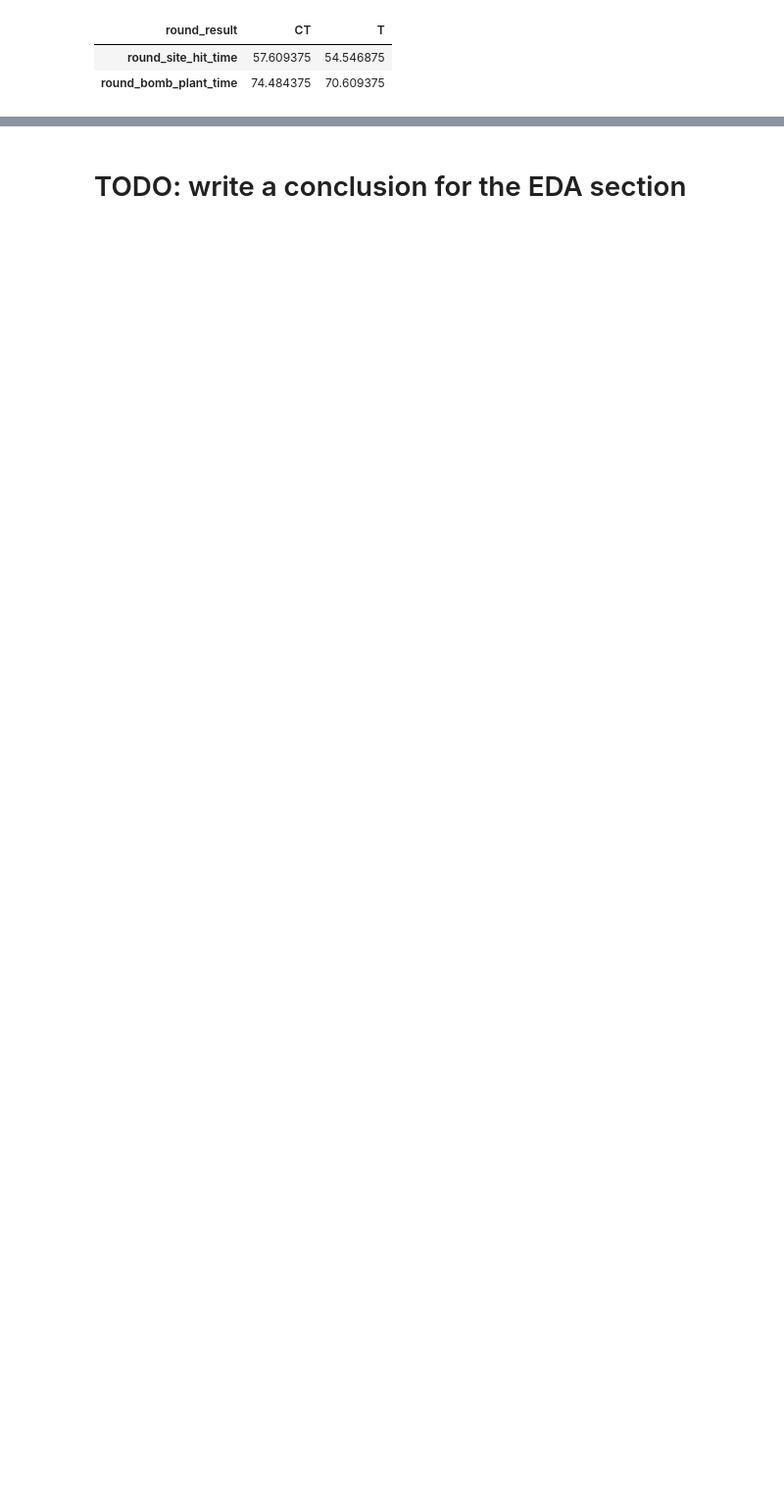
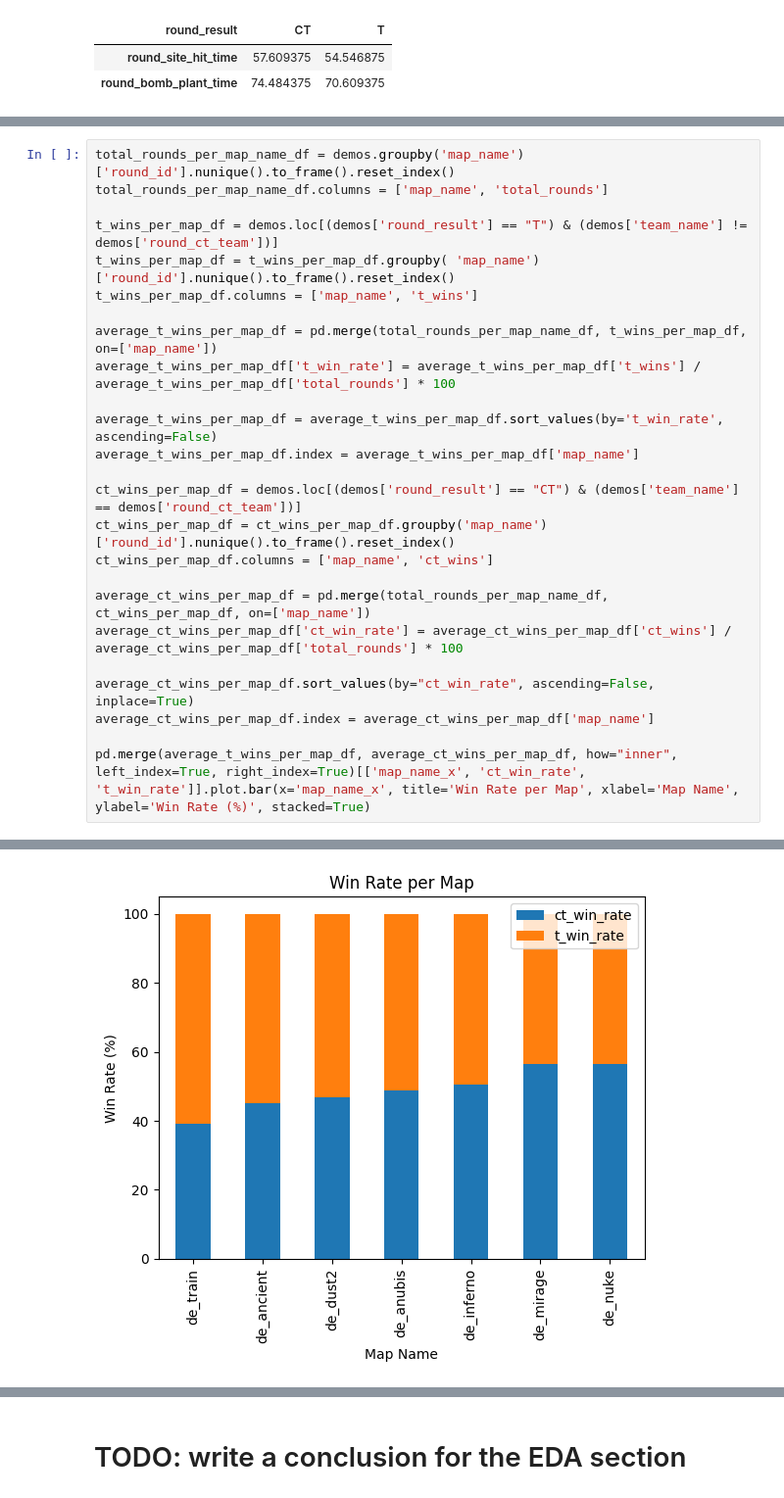
Before and after one commit to iwillreku3206/CSMODEL-MP, a Jupyter notebook: Sean_EDA_v2.ipynb, the cells around one changed output, grey strips where cells are left out. Shown at 98% size. Cells and saved outputs as stored; diff of their text form; blank space fills up the shorter version.

```diff
--- a/Sean_EDA_v2.ipynb
+++ b/Sean_EDA_v2.ipynb
@@ -1520,0 +1523,26 @@ In the graph above there appears to be little difference in the average site hit
+# %%
+total_rounds_per_map_name_df = demos.groupby('map_name')['round_id'].nunique().to_frame().reset_index()
+total_rounds_per_map_name_df.columns = ['map_name', 'total_rounds']
+
+t_wins_per_map_df = demos.loc[(demos['round_result'] == "T") & (demos['team_name'] != demos['round_ct_team'])]
+t_wins_per_map_df = t_wins_per_map_df.groupby( 'map_name')['round_id'].nunique().to_frame().reset_index()
+t_wins_per_map_df.columns = ['map_name', 't_wins']
+
+average_t_wins_per_map_df = pd.merge(total_rounds_per_map_name_df, t_wins_per_map_df, on=['map_name'])
+average_t_wins_per_map_df['t_win_rate'] = average_t_wins_per_map_df['t_wins'] / average_t_wins_per_map_df['total_rounds'] * 100
+
+average_t_wins_per_map_df = average_t_wins_per_map_df.sort_values(by='t_win_rate', ascending=False)
+average_t_wins_per_map_df.index = average_t_wins_per_map_df['map_name']
+
+ct_wins_per_map_df = demos.loc[(demos['round_result'] == "CT") & (demos['team_name'] == demos['round_ct_team'])]
+ct_wins_per_map_df = ct_wins_per_map_df.groupby('map_name')['round_id'].nunique().to_frame().reset_index()
+ct_wins_per_map_df.columns = ['map_name', 'ct_wins']
+
+average_ct_wins_per_map_df = pd.merge(total_rounds_per_map_name_df, ct_wins_per_map_df, on=['map_name'])
+average_ct_wins_per_map_df['ct_win_rate'] = average_ct_wins_per_map_df['ct_wins'] / average_ct_wins_per_map_df['total_rounds'] * 100
+
+average_ct_wins_per_map_df.sort_values(by="ct_win_rate", ascending=False, inplace=True)
+average_ct_wins_per_map_df.index = average_ct_wins_per_map_df['map_name']
+
+pd.merge(average_t_wins_per_map_df, average_ct_wins_per_map_df, how="inner", left_index=True, right_index=True)[['map_name_x', 'ct_win_rate', 't_win_rate']].plot.bar(x='map_name_x', title='Win Rate per Map', xlabel='Map Name', ylabel='Win Rate (%)', stacked=True)
+# %% [output]
@@ -1520,0 +1550 @@ In the graph above there appears to be little difference in the average site hit
+[figure, added]
```
Also changed, not shown: parts of 5 cells of this notebook.
